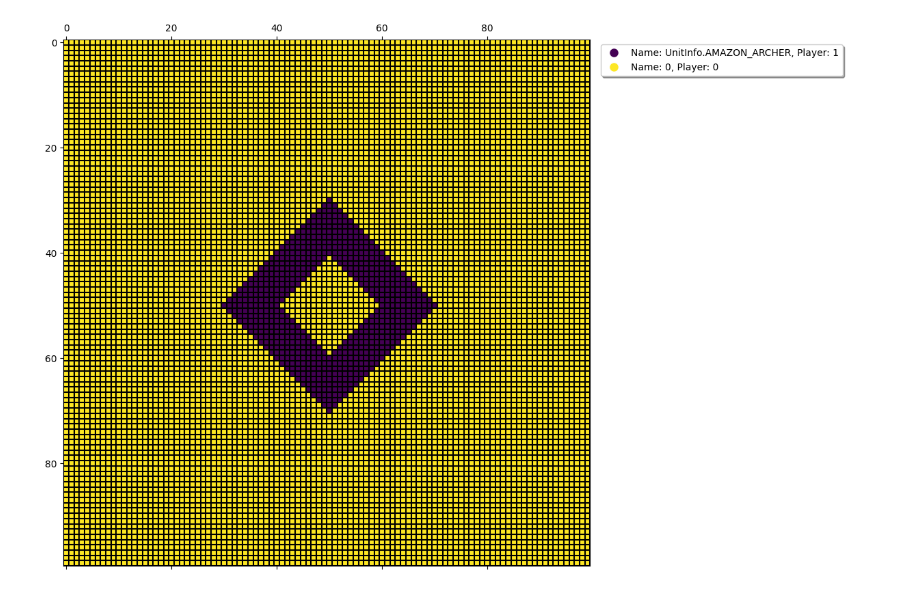
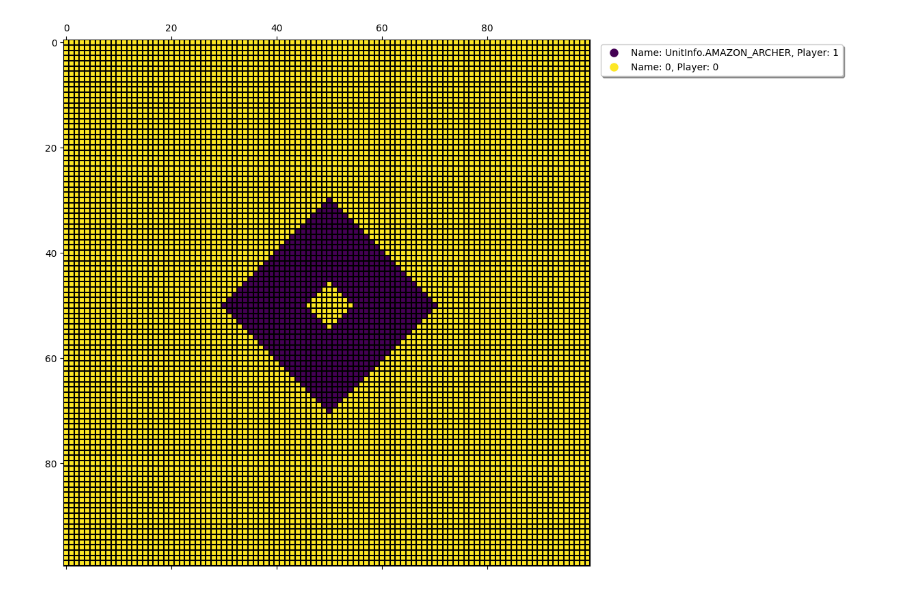
Before and after one commit to QuantumCreation/aoe2mapgenerator, a Jupyter notebook: src/testing_notebooks/in_range.ipynb, the cells around one changed output. Drawn from its saved outputs; the diff is of its cells as text; code cells hidden in the pictures.

```diff
--- a/src/testing_notebooks/in_range.ipynb
+++ b/src/testing_notebooks/in_range.ipynb
@@ -58,13 +69,15 @@ map_manager = MapManager(100)
 # This setup is kinda ugly for the point
 # point_selector = PointSelector(map_manager.get_map())
 # %%
-points = map_manager.point_selector.get_points_in_range(PointSelectorInRangeConfig(
-    map_layer_type=MapLayerType.UNIT,
-    object_type=DEFAULT_EMPTY_OBJECT,
-    min_range=10,
-    max_range=20,
-    points_to_be_in_range_of=[(50,50)]
-))
+points = map_manager.point_selector.get_points_in_range(
+    PointSelectorInRangeConfig(
+        map_layer_type=MapLayerType.UNIT,
+        object_type=DEFAULT_EMPTY_OBJECT,
+        min_range=5,
+        max_range=20,
+        points_to_be_in_range_of=[(50, 50)],
+    )
+)
 # %%
 map_manager.point_manager.add_points(points)
 # %%
@@ -86,8 +99,8 @@ for point in points:
 #     margin=1
 # ))
 # %%
-map_manager.visualize_map(VisualizeMapConfig(
-    map_layer_type=MapLayerType.UNIT,fig_size=(10,10)
-))
+map_manager.visualize_map(
+    VisualizeMapConfig(map_layer_type=MapLayerType.UNIT, fig_size=(10, 10))
+)
 # %% [output]
-[figure, old version]
+[figure, new version]
```
Also changed, not shown: parts of 2 cells of this notebook, 28 other files.
